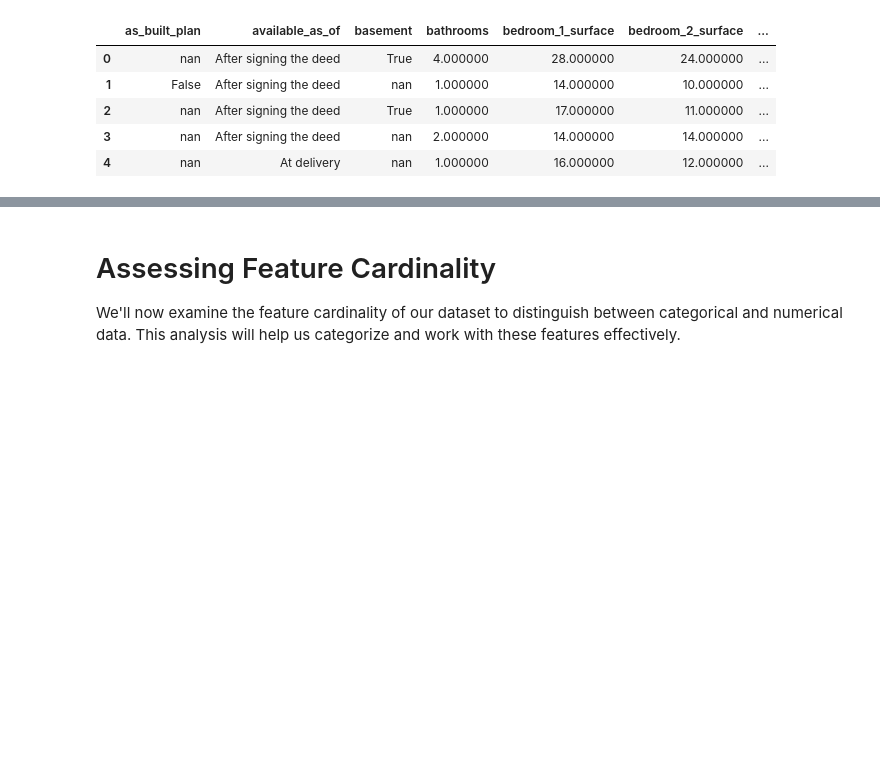
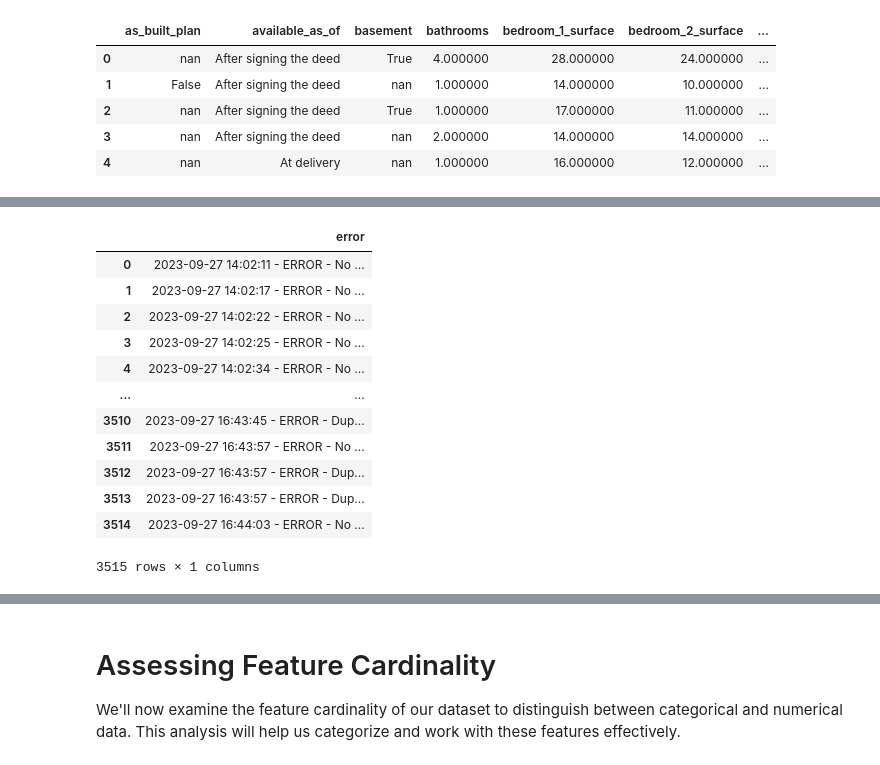
Before and after one commit to adamcseresznye/Belgian-House-Price-Predictor, a Jupyter notebook: notebooks/NB_2_ACs_Basic_clean_up_after_scraping.ipynb, the cells around one changed output, grey strips where cells are left out. Saved outputs shown, nothing was run; the diff lists cells and outputs as text; code cells hidden in the pictures; blank space fills up the shorter version.

```diff
--- a/notebooks/NB_2_ACs_Basic_clean_up_after_scraping.ipynb
+++ b/notebooks/NB_2_ACs_Basic_clean_up_after_scraping.ipynb
@@ -236,0 +242,20 @@ finer_pre_cleaned.head().style.set_sticky(axis=0)
+# %%
+error_log = pd.read_table(
+    utils.Configuration.RAW_DATA_PATH.joinpath("make_dataset_error.log"), header=None
+).rename(columns={0: "error"})
+
+error_log
+# %% [output]
+|  | error |
+| 0 | 2023-09-27 14:02:11 - ERROR - No ... |
+| 1 | 2023-09-27 14:02:17 - ERROR - No ... |
+| 2 | 2023-09-27 14:02:22 - ERROR - No ... |
+| 3 | 2023-09-27 14:02:25 - ERROR - No ... |
+| 4 | 2023-09-27 14:02:34 - ERROR - No ... |
+| ... | ... |
+| 3510 | 2023-09-27 16:43:45 - ERROR - Dup... |
+| 3511 | 2023-09-27 16:43:57 - ERROR - No ... |
+| 3512 | 2023-09-27 16:43:57 - ERROR - Dup... |
+| 3513 | 2023-09-27 16:43:57 - ERROR - Dup... |
+| 3514 | 2023-09-27 16:44:03 - ERROR - No ... |
+3515 rows × 1 columns
```
Also changed, not shown: parts of 12 cells of this notebook.
